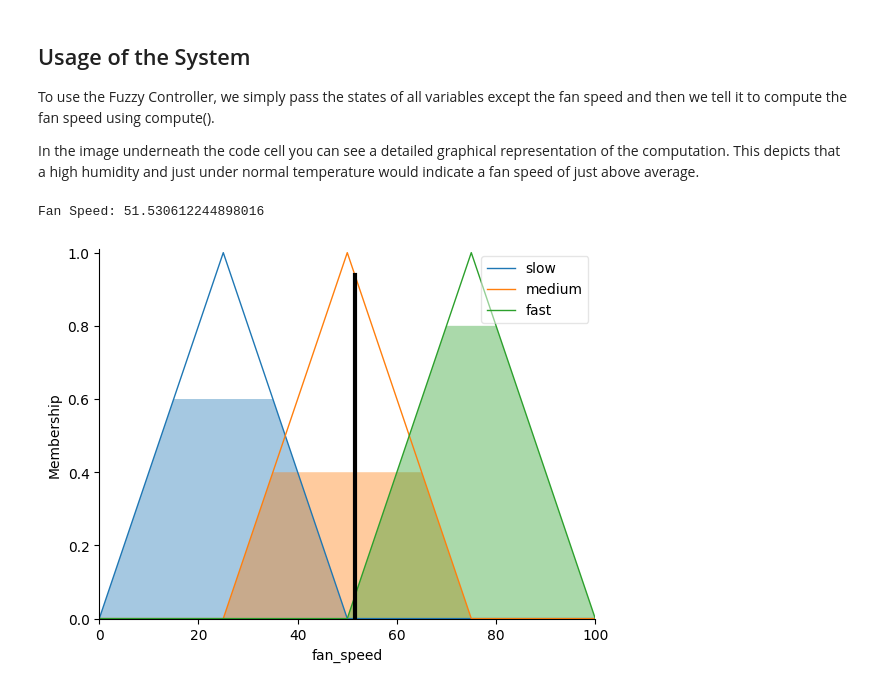
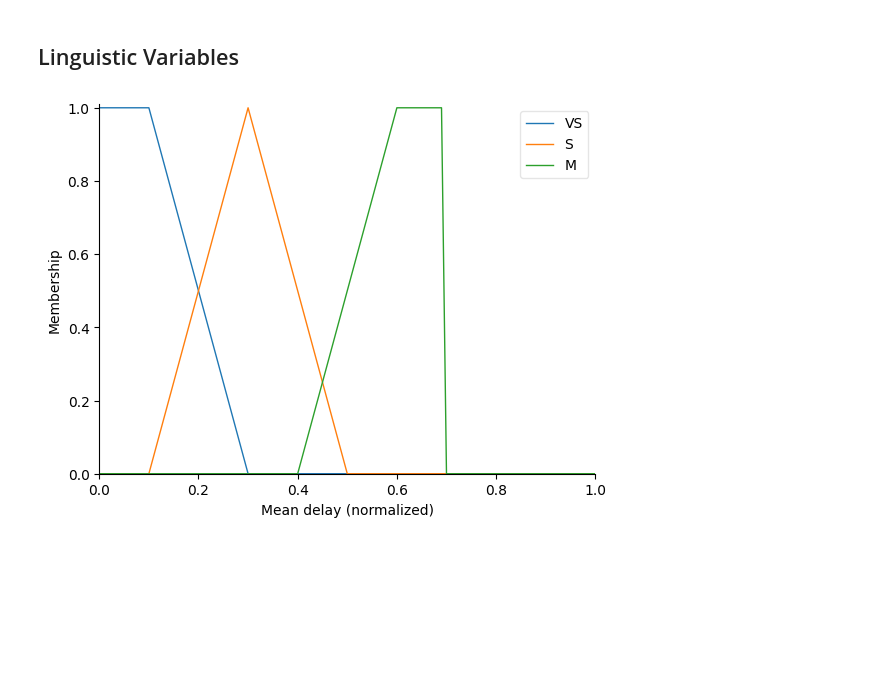
Before and after one commit to brian-vdb/intelligent-systems, a Jupyter notebook: fuzzy-logics.ipynb, the cells around one changed output. Cells and saved outputs as stored; diff of their text form; code cells hidden in the pictures; blank space fills up the shorter version.

Commit message:
Fuzzy Logics example now follows H4.7

```diff
--- a/fuzzy-logics.ipynb
+++ b/fuzzy-logics.ipynb
@@ -79,22 +26,16 @@ fan_speed_ctrl = ctrl.ControlSystemSimulation(fan_ctrl)
-# %% [markdown]
-## Usage of the System
-
-To use the Fuzzy Controller, we simply pass the states of all variables except the fan speed and then we tell it to compute the fan speed using compute().
-
-In the image underneath the code cell you can see a detailed graphical representation of the computation. This depicts that a high humidity and just under normal temperature would indicate a fan speed of just above average.
-# %%
-# Input values
-fan_speed_ctrl.input['temperature'] = 35
-fan_speed_ctrl.input['humidity'] = 70
-
-# Compute the fuzzy output
-fan_speed_ctrl.compute()
-
-# Print the output
-print("Fan Speed:", fan_speed_ctrl.output['fan_speed'])
-
-# Plot the fuzzy output
-fan_speed.view(sim=fan_speed_ctrl)
-# %% [output]
-Fan Speed: 51.530612244898016
-[figure, removed]
+# %% [markdown]
+## Linguistic Variables
+# %%
+# Define the universe (linespace)
+universe = np.arange(0.00, 1.01, 0.01)
+
+# Mean delay Antecedent
+m = ctrl.Antecedent(universe, 'Mean delay (normalized)')
+m['VS'] = fuzz.trapmf(m.universe, [0.0, 0.0, 0.1, 0.3])
+m['S'] = fuzz.trimf(m.universe, [0.1, 0.3, 0.5])
+m['M'] = fuzz.trapmf(m.universe, [0.4, 0.6, 0.7, 0.7])
+
+# Display the Mean delay Membership Functions
+m.view()
+# %% [output]
+[figure, added]
```
Also changed, not shown: parts of 18 cells of this notebook, 1 other file.
